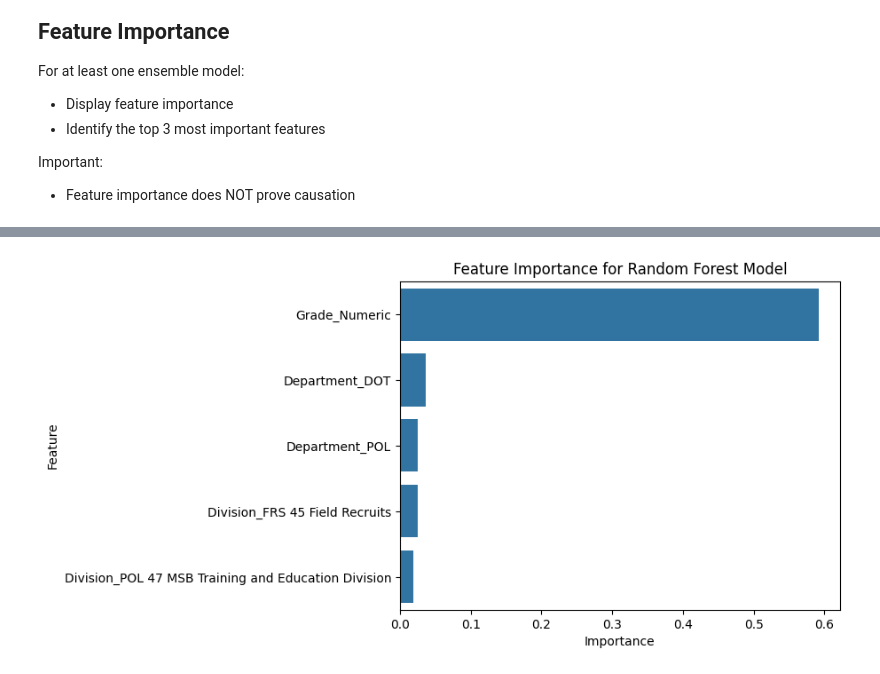
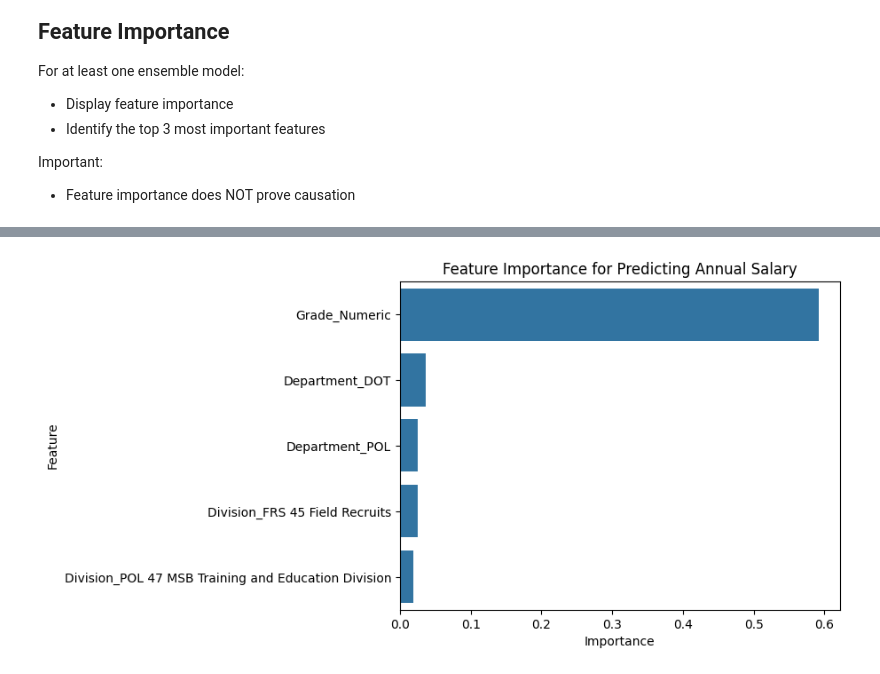
Before and after one commit to Nikolai-N484/Data201_NikolaiN, a Jupyter notebook: Project3/Nikolai_Navarro_Project3_Week14.ipynb, the cells around one changed output, grey strips where cells are left out. Saved outputs shown, nothing was run; the diff lists cells and outputs as text; code cells hidden in the pictures.

```diff
--- a/Project3/Nikolai_Navarro_Project3_Week14.ipynb
+++ b/Project3/Nikolai_Navarro_Project3_Week14.ipynb
@@ -349,13 +371,13 @@ feature_importance_df = pd.DataFrame({'Feature': feature_names, 'Importance': Im
 feature_importance_df = feature_importance_df.sort_values(by='Importance', ascending=False).head(5)
 
 # Display the top 3 most important features
-top_3_features = feature_importance_df.head(3)
-print("Top 3 Most Important Features: for Predicting Annual Salary")
-print(top_3_features)
+top_3_features = feature_importance_df.head(5)
+print("Top 5 Most Important Features: for Predicting Annual Salary")
+print(top_5_features)
 
 sns.barplot(x = "Importance", y = "Feature", data = feature_importance_df)
 plt.xlabel("Importance")
 plt.ylabel("Feature")
-plt.title("Feature Importance for Random Forest Model")
+plt.title("Feature Importance for Predicting Annual Salary")
 plt.show()
 # %% [output]
@@ -367 +391 @@ Top 3 Most Important Features: for Predicting Annual Salary
-[figure, old version]
+[figure, new version]
```
Also changed, not shown: parts of 9 cells of this notebook.
